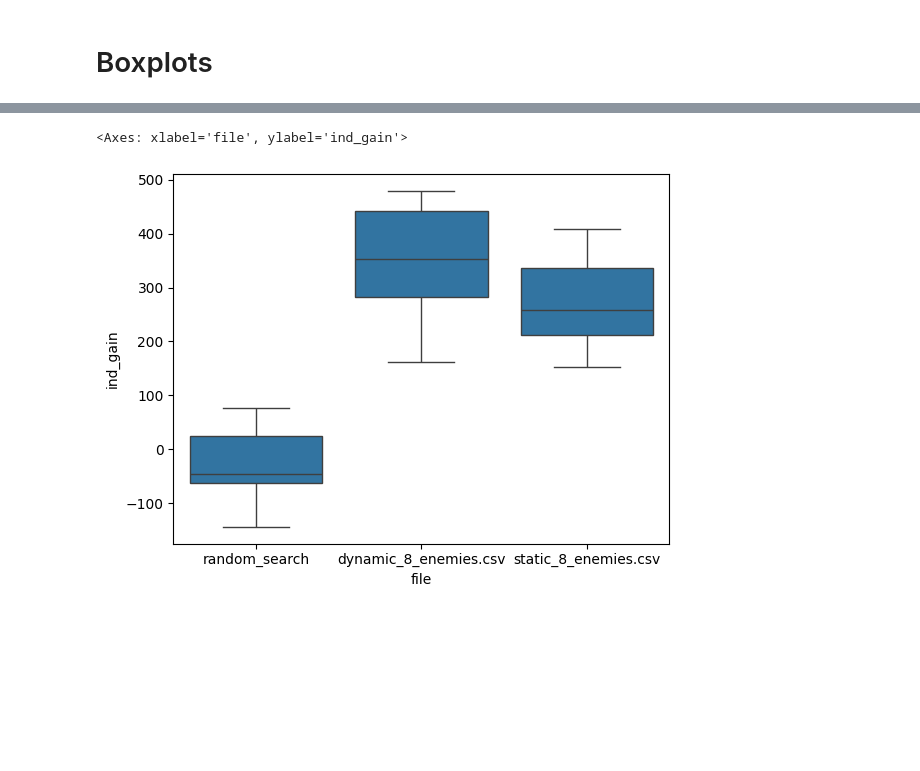
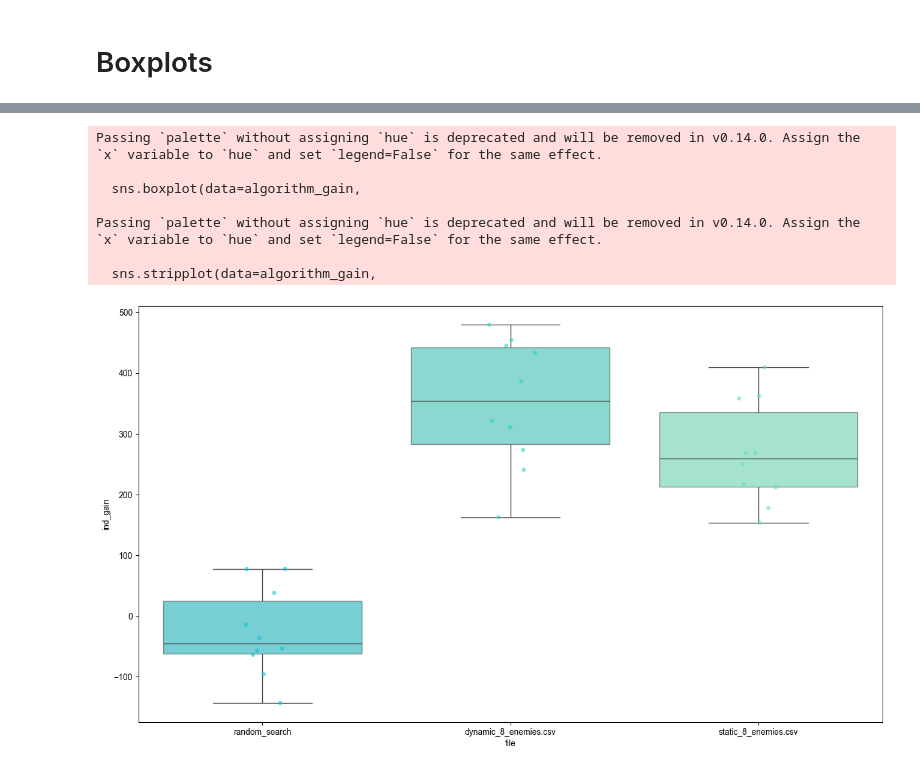
Before and after one commit to fif911/evolutionary_algorithms, a Jupyter notebook: plot.ipynb, the cells around one changed output, grey strips where cells are left out. Cells and saved outputs as stored; diff of their text form; code cells hidden in the pictures; blank space fills up the shorter version.

```diff
--- a/plot.ipynb
+++ b/plot.ipynb
@@ -195,5 +226,28 @@ PermissionError: [Errno 13] Permission denied: 'plotdata/boxplotdata/random_sear
-# %%
-sns.boxplot(data=algorithm_gain, x='file', y='ind_gain')
-# %% [output]
-<Axes: xlabel='file', ylabel='ind_gain'>
-[figure, removed]
+# %%
+# Make subplot
+fig, ax = plt.subplots(figsize=(16, 9))
+
+# Set themes and colors
+sns.set_theme()
+palette = ['#04C5CF', '#26D4C4', '#5AE2B0', '#8DED99', '#F9F871']
+
+# Plot!
+sns.boxplot(data=algorithm_gain,
+            x='file', y='ind_gain',
+            palette=palette, boxprops=dict(alpha=0.6),)
+
+sns.stripplot(data=algorithm_gain,
+            x='file', y='ind_gain',
+            palette=palette, alpha=0.6)
+
+# Show!
+plt.show();
+# %% [output]
+Passing `palette` without assigning `hue` is deprecated and will be removed in v0.14.0. Assign the `x` variable to `hue` and set `legend=False` for the same effect.
+
+  sns.boxplot(data=algorithm_gain,
+
+Passing `palette` without assigning `hue` is deprecated and will be removed in v0.14.0. Assign the `x` variable to `hue` and set `legend=False` for the same effect.
+
+  sns.stripplot(data=algorithm_gain,
+[figure, added]
```
Also changed, not shown: parts of 8 cells of this notebook.
